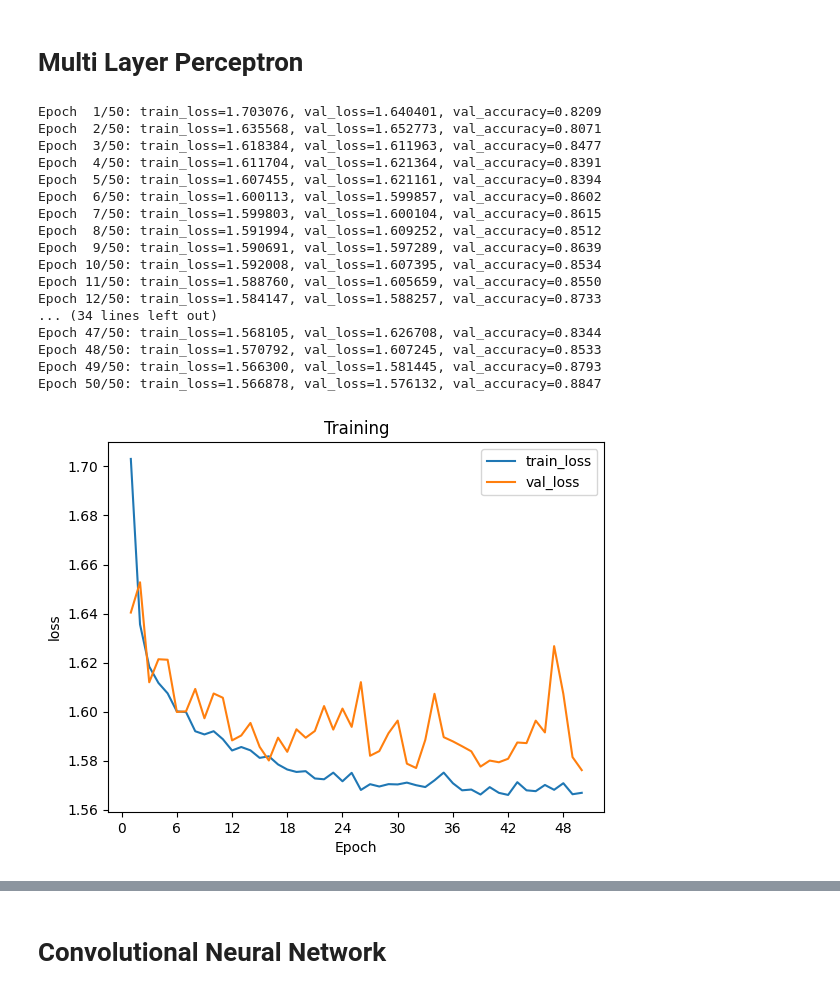
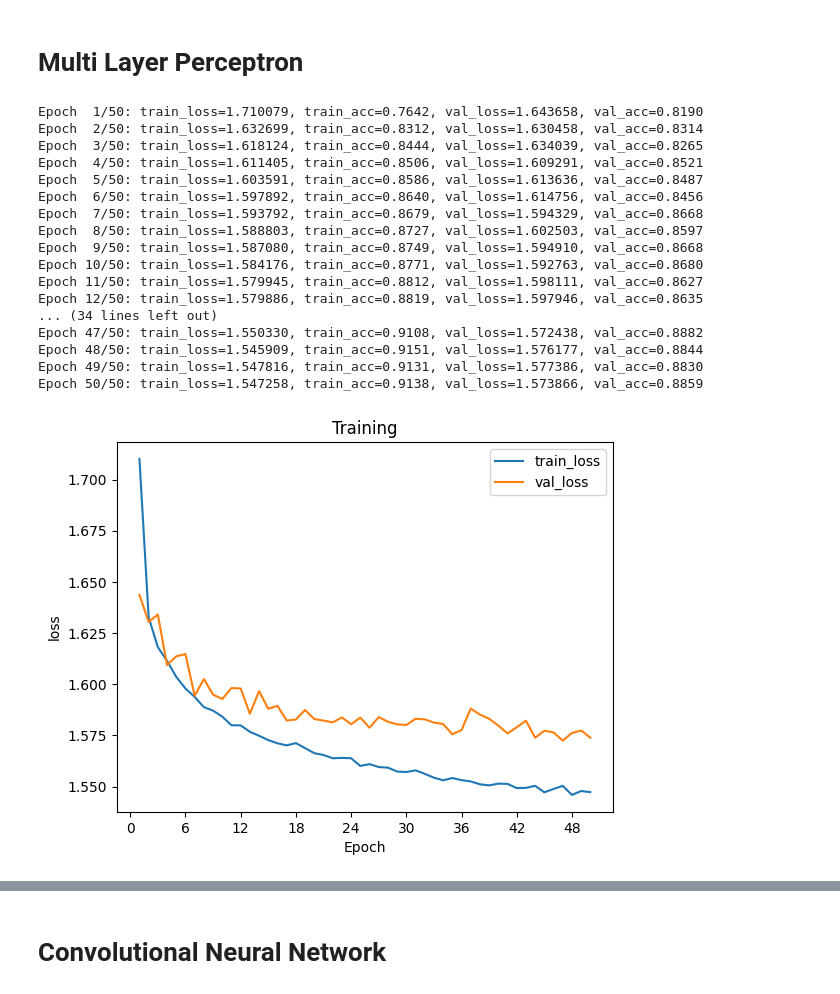
Before and after one commit to hoverslam/cv-projects, a Jupyter notebook: fashion_mnist/fashion_mnist.ipynb, the cells around one changed output, grey strips where cells are left out. Drawn from its saved outputs; the diff is of its cells as text; code cells hidden in the pictures.

Commit message:
Use dataloader inside FashionMLP, normalize data

```diff
--- a/fashion_mnist/fashion_mnist.ipynb
+++ b/fashion_mnist/fashion_mnist.ipynb
@@ -37,7 +32,9 @@ BATCH_SIZE = 128
+# %%
+transform = transforms.Compose([
+    transforms.ToTensor(),
+    transforms.Normalize((0.5,), (0.5,))
+])
 # %%
 # Download train and test set
-train = FashionMNIST("data", train=True, download=True, transform=transforms.ToTensor())
-test = FashionMNIST("data", train=False, download=True, transform=transforms.ToTensor())
-
-# Seperate validation set
-train, val = random_split(train, [0.8, 0.2], generator=torch.Generator().manual_seed(42))
+train = datasets.FashionMNIST("data", train=True, download=True, transform=transform)
+test = datasets.FashionMNIST("data", train=False, download=True, transform=transform)
@@ -61,25 +54,25 @@ class_names = [
 # %% [markdown]
 # Multi Layer Perceptron
 # %%
-mlp = FashionMLP(hidden_dims=(512, 512))
-history = mlp.train(train_loader, val_loader, 50)
+mlp = FashionMLP(hidden_dims=(128, 128))
+history = mlp.train(train, epochs=50, val_split=0.2)
 plot_training(history)
 # %% [output]
-Epoch  1/50: train_loss=1.703076, val_loss=1.640401, val_accuracy=0.8209
-Epoch  2/50: train_loss=1.635568, val_loss=1.652773, val_accuracy=0.8071
-Epoch  3/50: train_loss=1.618384, val_loss=1.611963, val_accuracy=0.8477
-Epoch  4/50: train_loss=1.611704, val_loss=1.621364, val_accuracy=0.8391
-Epoch  5/50: train_loss=1.607455, val_loss=1.621161, val_accuracy=0.8394
-Epoch  6/50: train_loss=1.600113, val_loss=1.599857, val_accuracy=0.8602
-Epoch  7/50: train_loss=1.599803, val_loss=1.600104, val_accuracy=0.8615
-Epoch  8/50: train_loss=1.591994, val_loss=1.609252, val_accuracy=0.8512
-Epoch  9/50: train_loss=1.590691, val_loss=1.597289, val_accuracy=0.8639
-Epoch 10/50: train_loss=1.592008, val_loss=1.607395, val_accuracy=0.8534
-Epoch 11/50: train_loss=1.588760, val_loss=1.605659, val_accuracy=0.8550
-Epoch 12/50: train_loss=1.584147, val_loss=1.588257, val_accuracy=0.8733
+Epoch  1/50: train_loss=1.710079, train_acc=0.7642, val_loss=1.643658, val_acc=0.8190
+Epoch  2/50: train_loss=1.632699, train_acc=0.8312, val_loss=1.630458, val_acc=0.8314
+Epoch  3/50: train_loss=1.618124, train_acc=0.8444, val_loss=1.634039, val_acc=0.8265
+Epoch  4/50: train_loss=1.611405, train_acc=0.8506, val_loss=1.609291, val_acc=0.8521
+Epoch  5/50: train_loss=1.603591, train_acc=0.8586, val_loss=1.613636, val_acc=0.8487
+Epoch  6/50: train_loss=1.597892, train_acc=0.8640, val_loss=1.614756, val_acc=0.8456
+Epoch  7/50: train_loss=1.593792, train_acc=0.8679, val_loss=1.594329, val_acc=0.8668
+Epoch  8/50: train_loss=1.588803, train_acc=0.8727, val_loss=1.602503, val_acc=0.8597
+Epoch  9/50: train_loss=1.587080, train_acc=0.8749, val_loss=1.594910, val_acc=0.8668
+Epoch 10/50: train_loss=1.584176, train_acc=0.8771, val_loss=1.592763, val_acc=0.8680
+Epoch 11/50: train_loss=1.579945, train_acc=0.8812, val_loss=1.598111, val_acc=0.8627
+Epoch 12/50: train_loss=1.579886, train_acc=0.8819, val_loss=1.597946, val_acc=0.8635
 ... (34 lines left out)
-Epoch 47/50: train_loss=1.568105, val_loss=1.626708, val_accuracy=0.8344
-Epoch 48/50: train_loss=1.570792, val_loss=1.607245, val_accuracy=0.8533
-Epoch 49/50: train_loss=1.566300, val_loss=1.581445, val_accuracy=0.8793
-Epoch 50/50: train_loss=1.566878, val_loss=1.576132, val_accuracy=0.8847
+Epoch 47/50: train_loss=1.550330, train_acc=0.9108, val_loss=1.572438, val_acc=0.8882
+Epoch 48/50: train_loss=1.545909, train_acc=0.9151, val_loss=1.576177, val_acc=0.8844
+Epoch 49/50: train_loss=1.547816, train_acc=0.9131, val_loss=1.577386, val_acc=0.8830
+Epoch 50/50: train_loss=1.547258, train_acc=0.9138, val_loss=1.573866, val_acc=0.8859
-[figure, old version]
+[figure, new version]
```
Also changed, not shown: parts of 5 cells of this notebook, 1 other file.
